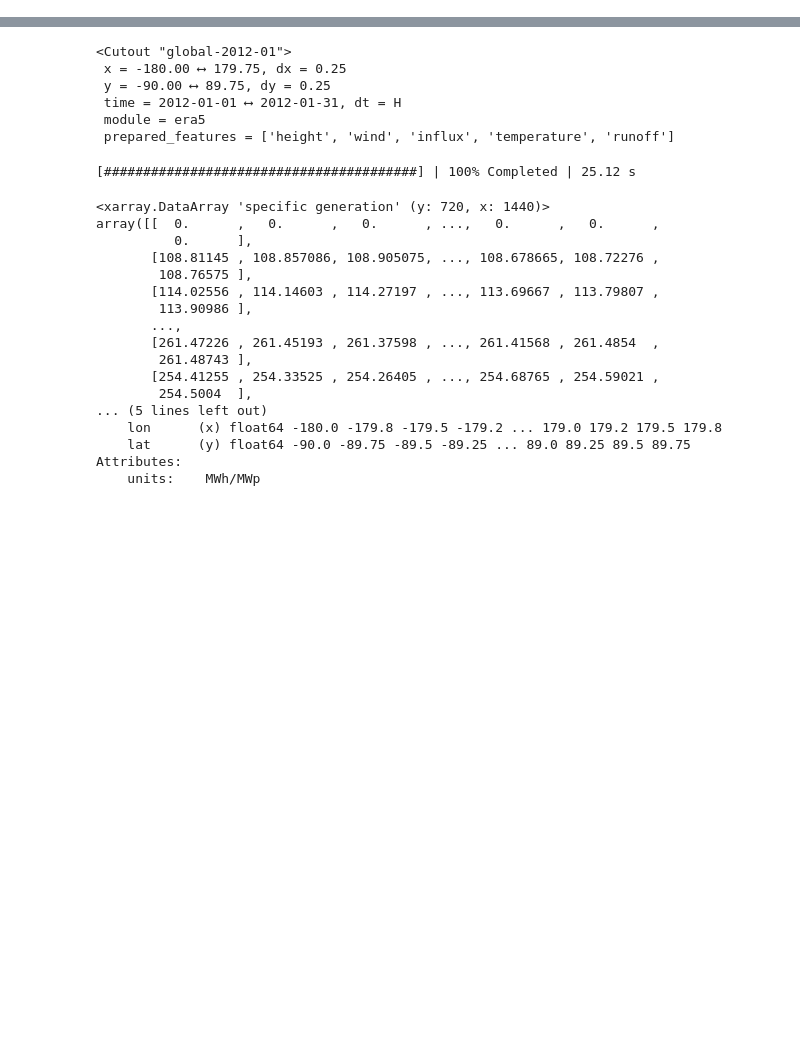
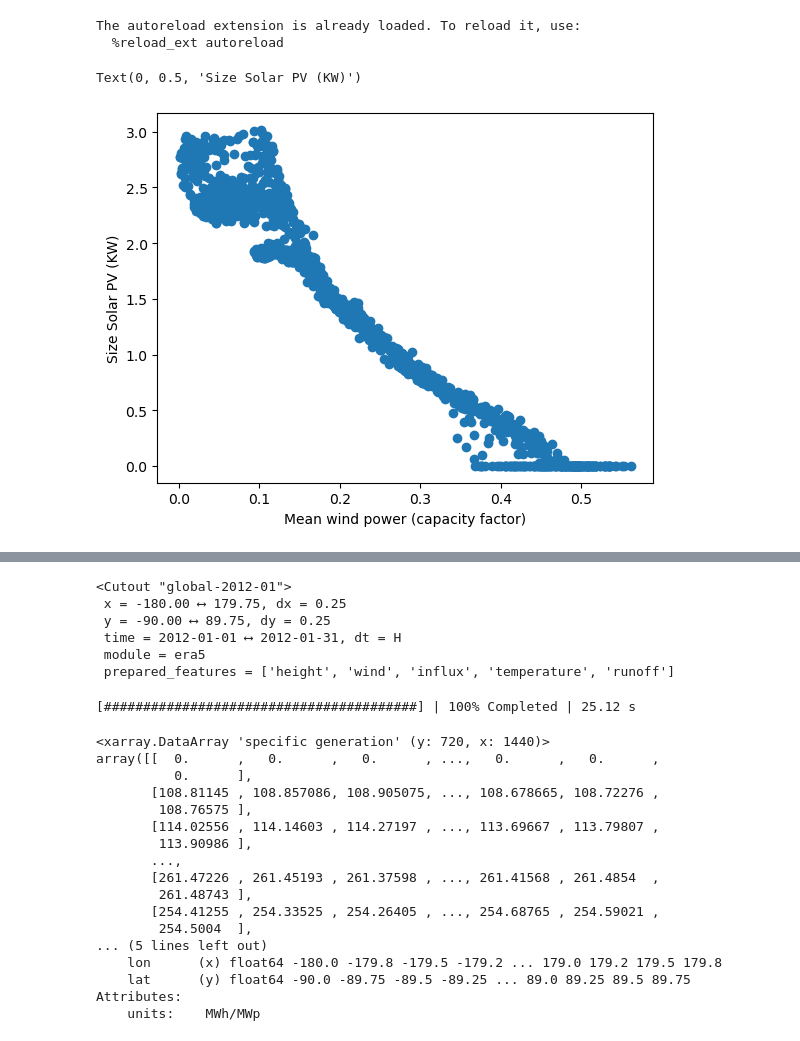
Before and after one commit to inwe-boku/syfop-global-costs, a Jupyter notebook: notebooks/test.ipynb, the cells around one changed output, grey strips where cells are left out. Cells and saved outputs as stored; diff of their text form; code cells hidden in the pictures; blank space fills up the shorter version.

```diff
--- a/notebooks/test.ipynb
+++ b/notebooks/test.ipynb
@@ -13,0 +14,9 @@ wind = xr.open_mfdataset([INTERIM_DIR / 'wind' / f'wind_2012-{month:02d}.nc' for
+# %%
+# this is not really needed if we have a complete solution and concat script is executed
+
+import glob
+fnames = glob.glob(str(INTERIM_DIR / "network_solution"  / "*.nc"))
+solution = xr.open_mfdataset(fnames)
+# %% [output]
+The autoreload extension is already loaded. To reload it, use:
+  %reload_ext autoreload
@@ -13,0 +25,9 @@ wind = xr.open_mfdataset([INTERIM_DIR / 'wind' / f'wind_2012-{month:02d}.nc' for
+# %%
+wind_mean = load_wind().sel(x=solution.x, y=solution.y).load().mean(dim='time').compute()
+# %%
+plt.scatter(wind_mean, solution.size_solar_pv.transpose('y', 'x'))
+plt.xlabel('Mean wind power (capacity factor)')
+plt.ylabel('Size Solar PV (KW)')
+# %% [output]
+Text(0, 0.5, 'Size Solar PV (KW)')
+[figure, added]
```
Also changed, not shown: parts of 37 cells of this notebook, 4 other files.
